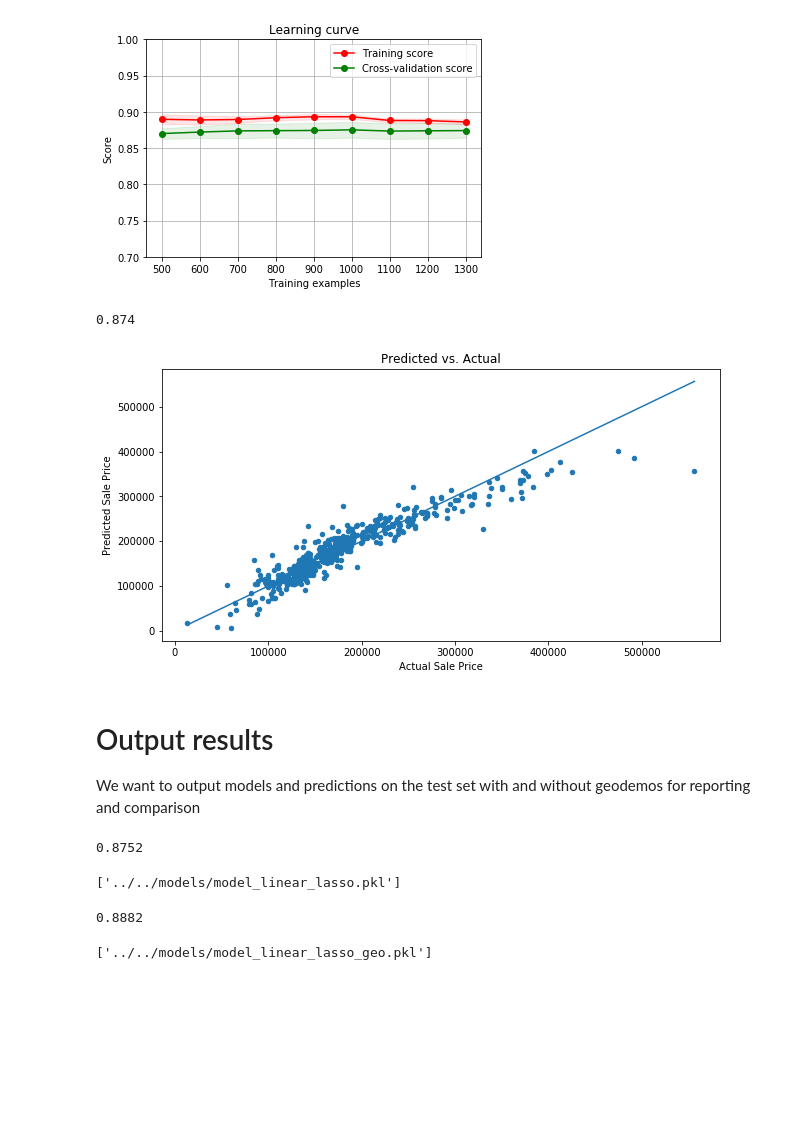
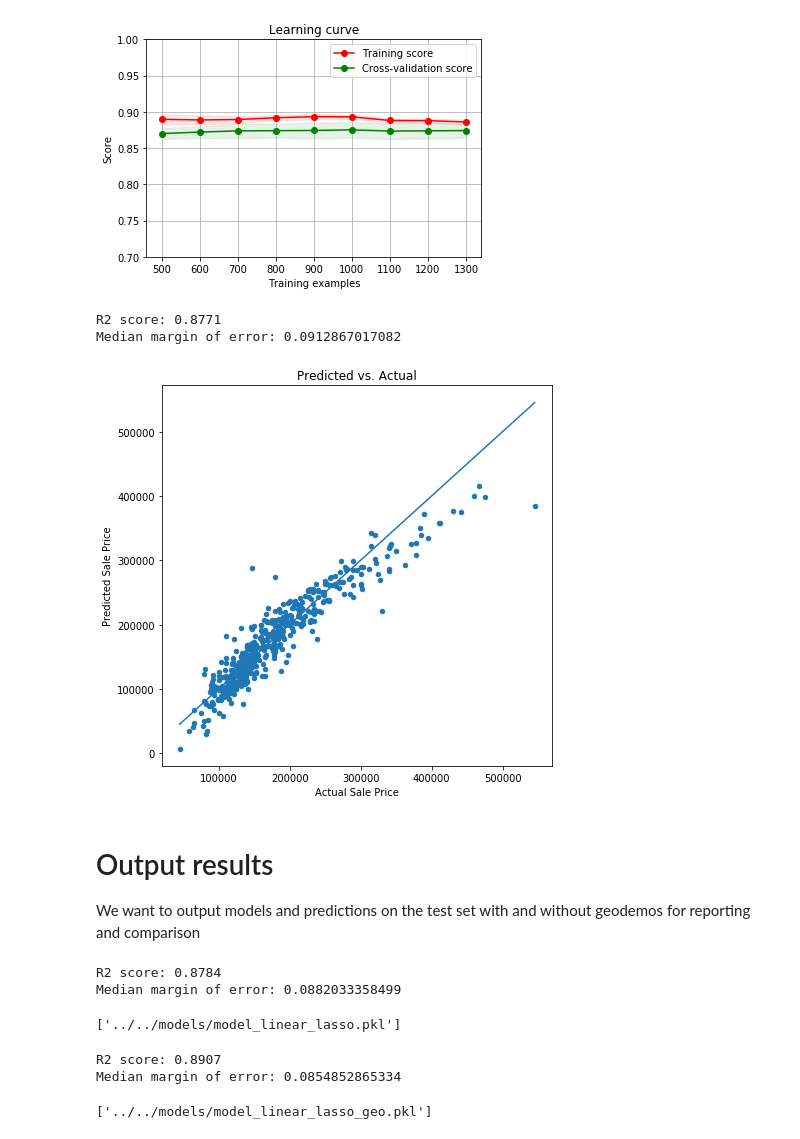
Before and after one commit to CpuKnows/CS-412-Class-Project, a Jupyter notebook: src/data_preprocessing/algorithm_template.ipynb, the cells around one changed output. Drawn from its saved outputs; the diff is of its cells as text; code cells hidden in the pictures; blank space fills up the shorter version.

Commit message:
Updated dataset and added plotting function
Removed lat/lon from test dataset to match train
Typo in prediction output file
Turned prediction vs actual graph into function

```diff
--- a/src/data_preprocessing/algorithm_template.ipynb
+++ b/src/data_preprocessing/algorithm_template.ipynb
@@ -28,10 +28,10 @@ train_gdata = pd.read_csv('../../data/input/ames_geodemo_train.csv')
 test_gdata = pd.read_csv('../../data/input/ames_geodemo_test.csv')
 # %%
 train_data.set_index('Id', inplace=True)
-train_data.drop(['PID', 'Latitude', 'Longitude'], axis=1, inplace=True)
+train_data.drop(['PID'], axis=1, inplace=True)
 
 test_data.set_index('Id', inplace=True)
-test_data.drop(['PID', 'Latitude', 'Longitude'], axis=1, inplace=True)
+test_data.drop(['PID'], axis=1, inplace=True)
 
 train_gdata.set_index('Id', inplace=True)
 train_gdata.drop(['PID', 'Latitude', 'Longitude', 'county', 'tract', 'blkgrp'], axis=1, inplace=True)
@@ -194,23 +197,17 @@ plt.show()
 # Predictions on validation set
 lr = Lasso(alpha=1.0, max_iter=100)
 lr.fit(X_train,y_train)
-pred = lr.predict(X_val)
-np.round(r2_score(y_val, pred), 4)
+y_val_pred = lr.predict(X_val)
+print('R2 score:', np.round(r2_score(y_val, y_val_pred), 4))
+print('Median margin of error:', np.median(np.abs((y_val_pred - y_val) / y_val)))
 # %% [output]
-0.874
+R2 score: 0.8771
+Median margin of error: 0.0912867017082
-# %%
-# Plot predictions vs validation set
-plt.figure(figsize=(10, 5))
-
-plt.scatter(y_val, pred, s=20)
-plt.plot([min(y_val), max(y_val)], [min(y_val), max(y_val)])
-
-plt.title('Predicted vs. Actual')
-plt.xlabel('Actual Sale Price')
-plt.ylabel('Predicted Sale Price')
-plt.show()
-# %% [output]
-[figure, removed]
+# %%
+# Plot predictions vs validation set
+summary.pred_vs_actual_plot(y_val_pred, y_val)
+# %% [output]
+[figure, added]
 # %% [markdown]
 # Output results
 We want to output models and predictions on the test set with and without geodemos for reporting and comparison
@@ -223,16 +220,18 @@ y_test = test_data['SalePrice']
 lr = Lasso(alpha=1.0, max_iter=100)
 lr.fit(np.concatenate((X_train, X_val)), np.concatenate((y_train, y_val)))
 pred = lr.predict(X_test)
-print(np.round(r2_score(y_test, pred), 4))
+print('R2 score:', np.round(r2_score(y_test, pred), 4))
+print('Median margin of error:', np.median(np.abs((pred - y_test) / y_test)))
 
 # Output predictions
-pred_df = pd.DataFrame(data={'predicitons': pred}, index=test_data.index)
+pred_df = pd.DataFrame(data={'predictions': pred}, index=test_data.index)
 pred_df.to_csv('../../data/output/pred_linear_lasso.csv')
 
 # Pickle final model
 joblib.dump(lr, '../../models/model_linear_lasso.pkl')
 # %% [output]
-0.8752
+R2 score: 0.8784
+Median margin of error: 0.0882033358499
 ['../../models/model_linear_lasso.pkl']
 # %%
 # Test data with geodemos
@@ -243,14 +242,16 @@ y_test_geo = test_gdata['SalePrice']
 lr = Lasso(alpha=1.0, max_iter=100)
 lr.fit(np.concatenate((X_train_geo, X_val_geo)), np.concatenate((y_train_geo, y_val_geo)))
 pred = lr.predict(X_test_geo)
-print(np.round(r2_score(y_test_geo, pred), 4))
+print('R2 score:', np.round(r2_score(y_test_geo, pred), 4))
+print('Median margin of error:', np.median(np.abs((pred - y_test_geo) / y_test_geo)))
 
 # Output predictions
-pred_df = pd.DataFrame(data={'predicitons': pred}, index=test_gdata.index)
+pred_df = pd.DataFrame(data={'predictions': pred}, index=test_gdata.index)
 pred_df.to_csv('../../data/output/pred_linear_lasso_geo.csv')
 
 # Pickle final model
 joblib.dump(lr, '../../models/model_linear_lasso_geo.pkl')
 # %% [output]
-0.8882
+R2 score: 0.8907
+Median margin of error: 0.0854852865334
 ['../../models/model_linear_lasso_geo.pkl']
```
Also changed, not shown: parts of 3 cells of this notebook, 4 other files.
